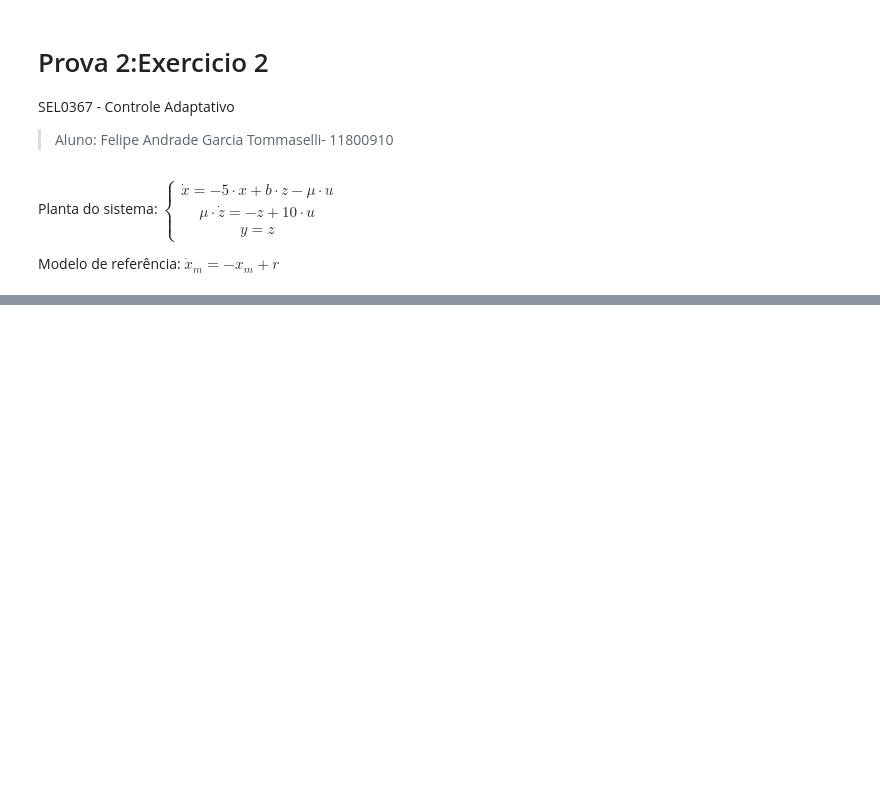
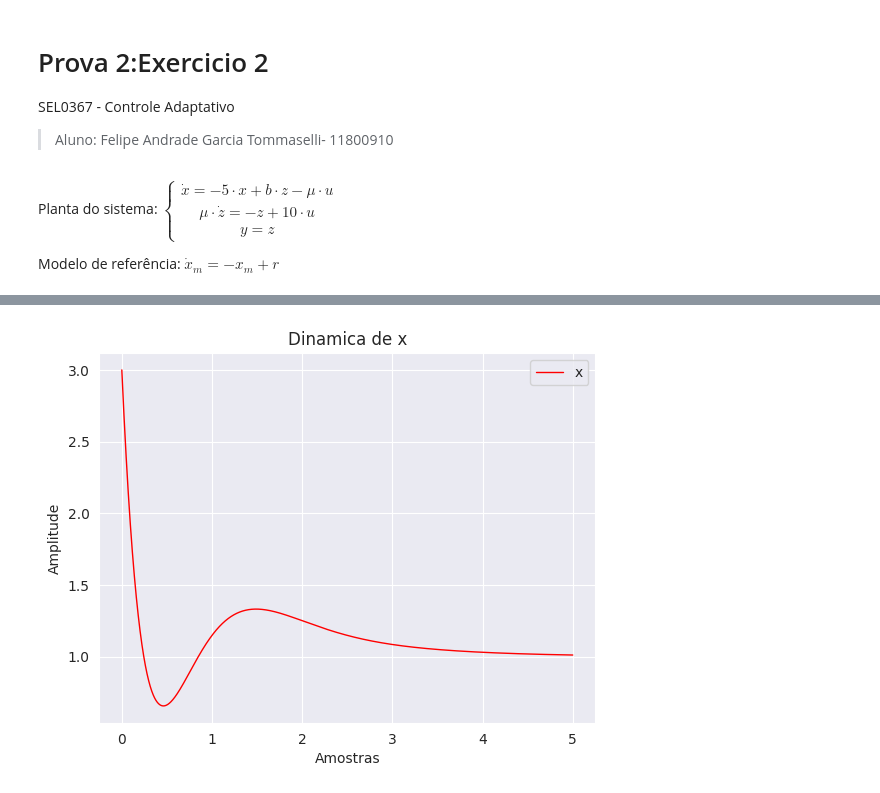
Before and after one commit to SKaiquelima/advanced-control, a Jupyter notebook: P2/p2_2.ipynb, the cells around one changed output, grey strips where cells are left out. Cells and saved outputs as stored; diff of their text form; code cells hidden in the pictures; blank space fills up the shorter version.

```diff
--- a/P2/p2_2.ipynb
+++ b/P2/p2_2.ipynb
@@ -116,0 +76,14 @@ plt.show()
+# %%
+# Gráfico das respostas de yp e ym com entrada de referência r
+corte = int(np.ceil(1*(len(T))))
+plt.plot(T[:corte], x[:corte], label='x', color='red', linewidth=1)
+
+plt.xlabel('Amostras')
+plt.ylabel('Amplitude')
+plt.title('Dinamica de x')
+
+plt.legend()
+
+plt.show()
+# %% [output]
+[figure, added]
```
Also changed, not shown: parts of 11 cells of this notebook, 1 other file.
